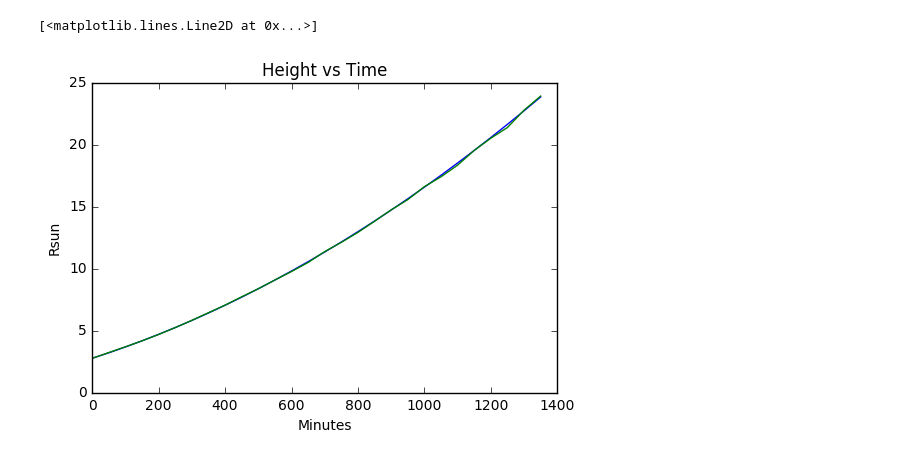
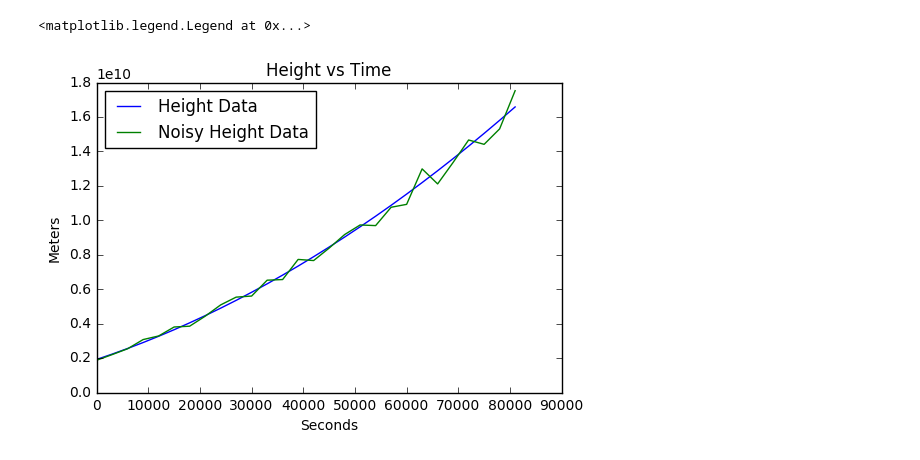
Before and after one commit to speerbetsy/analyzing_cme_speed, a Jupyter notebook: notebooks/fake_data_height_time.ipynb, the cells around one changed output. Cells and saved outputs as stored; diff of their text form; code cells hidden in the pictures.

```diff
--- a/notebooks/fake_data_height_time.ipynb
+++ b/notebooks/fake_data_height_time.ipynb
@@ -6,20 +15,21 @@ import numpy as np
 # %%
-#based off 1996 data
+#based off Dec 19, 1996 data
 delta_time = 50.0 * 60.0 # 15 minutes apart for recordings, times 60 to get seconds
-h_0 = 2.76 * 6.95700e8 #height is 2.76 solar radius, in m
+h_0 = 2.76 * 6.95700e8 #height is 2.76 solar radius, in m. Grabbed from 1996
 v_0 = 100  *1000 #velocity is 100 m/s
 a_0 = 2 # m/s^2
 
 time = np.arange(0.0, 1400.0*60, delta_time)
 h = h_0 + (v_0 * time) + (0.5 * (time**2) * a_0) #fake height data
-v = v_0 + (time * a_0)
-noise_h = h + (h * np.random.normal(scale=0.005, size=len(h))) #data with noise
+v = v_0 + (time * a_0) #velocity function (in m/s)
+noise_h = h + (h * np.random.normal(scale=0.05, size=len(h))) #data with noise
 # %%
 plt.title("Height vs Time")
-plt.xlabel('Minutes')
-plt.ylabel('Rsun')
-plt.plot(time/60, h/6.95700e8)
-plt.plot(time/60, noise_h/6.95700e8)
+plt.xlabel('Seconds')
+plt.ylabel('Meters')
+plt.plot(time, h, label='Height Data')
+plt.plot(time, noise_h, label='Noisy Height Data')
+plt.legend(loc=2)
 # %% [output]
-[<matplotlib.lines.Line2D at 0x...>]
+<matplotlib.legend.Legend at 0x...>
-[figure, old version]
+[figure, new version]
```
Also changed, not shown: parts of 6 cells of this notebook, 2 other files.
